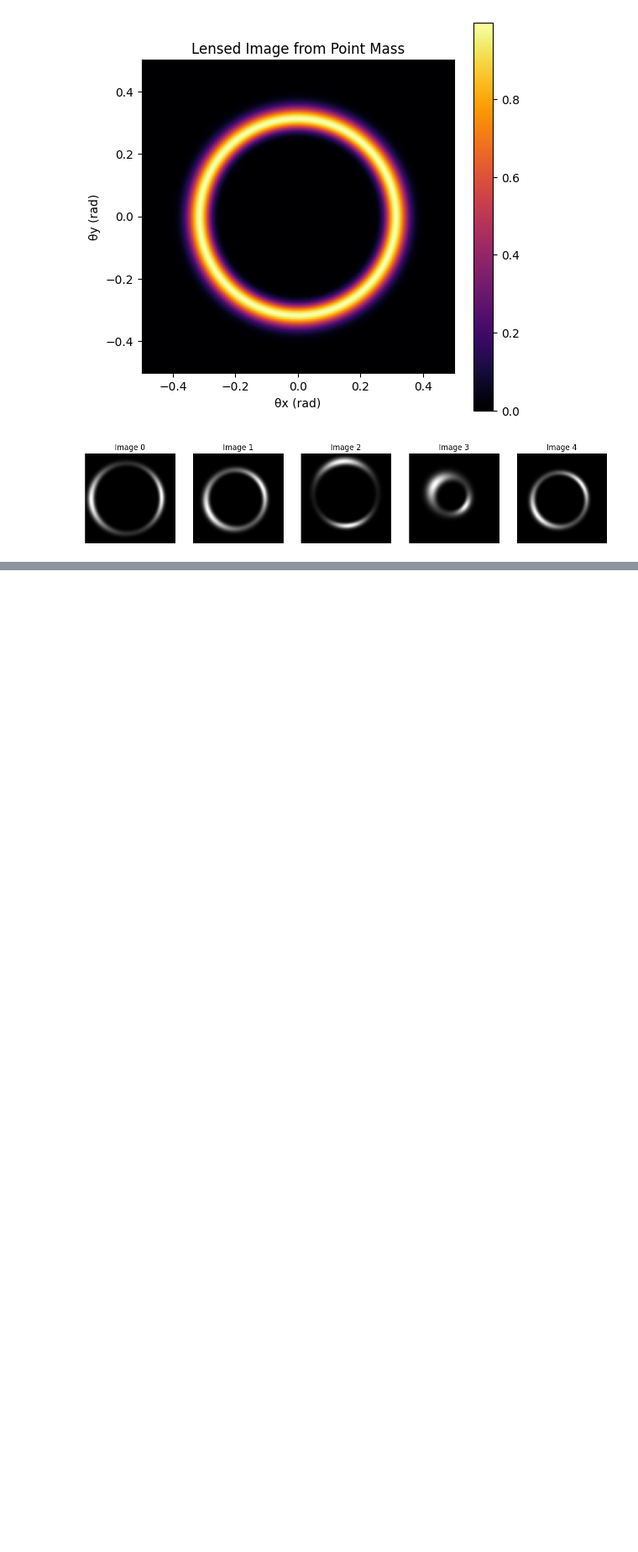
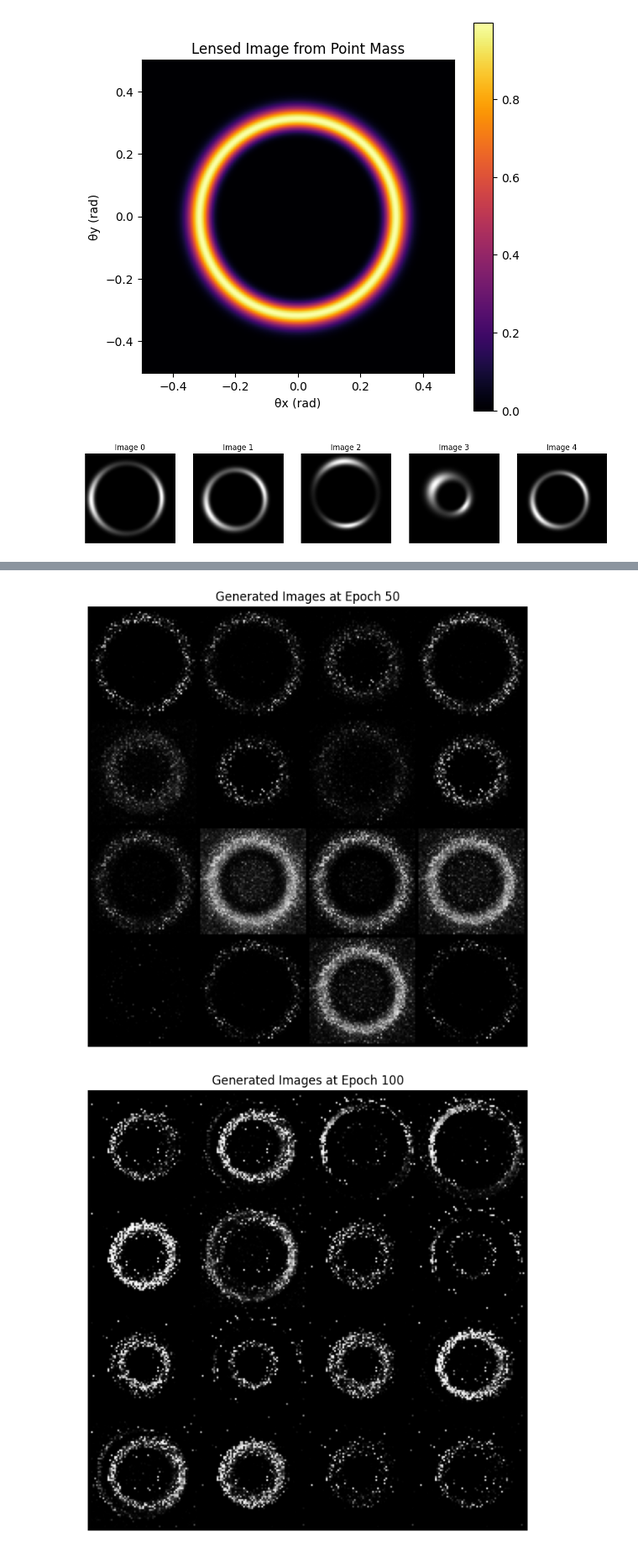
Before and after one commit to fariyanalam/Projects, a Jupyter notebook: Simulating_Gravitational_Lensing.ipynb, the cells around one changed output, grey strips where cells are left out. Shown at 84% size. Cells and saved outputs as stored; diff of their text form; code cells hidden in the pictures; blank space fills up the shorter version.

```diff
--- a/Simulating_Gravitational_Lensing.ipynb
+++ b/Simulating_Gravitational_Lensing.ipynb
@@ -118,0 +237,59 @@ plt.show()
+# %%
+n_epochs = 200
+
+for epoch in range(n_epochs):
+    for i, real_images in enumerate(dataloader):
+        real_images = real_images.to(device)
+        batch_size = real_images.size(0)
+
+        # Train Discriminator
+        optimizer_D.zero_grad()
+
+        # Real images
+        real_labels = torch.ones(batch_size, 1, device = device)
+        outputs_real = discriminator(real_images)
+        loss_D_real = adversarial_loss(outputs_real, real_labels)
+
+        # Fake images
+        z = torch.randn(batch_size, latent_dim, device = device)
+        fake_images = generator(z).detach()
+        fake_labels = torch.zeros(batch_size, 1, device = device)
+        outputs_fake = discriminator(fake_images)
+        loss_D_fake = adversarial_loss(outputs_fake, fake_labels)
+
+        loss_D = (loss_D_real + loss_D_fake) / 2
+        loss_D.backward()
+        optimizer_D.step()
+
+        # Train Generator
+        optimizer_G.zero_grad()
+
+        z = torch.randn(batch_size, latent_dim, device = device)
+        generated_images = generator(z)
+        gen_labels = torch.ones(batch_size, 1, device = device)
+        outputs_gen = discriminator(generated_images)
+        loss_G = adversarial_loss(outputs_gen, gen_labels)
+
+        loss_G.backward()
+        optimizer_G.step()
+
+        if (i + 1) % 100 == 0:
+            print(f"Epoch [{epoch + 1}/{n_epochs}], Step [{i + 1}/{len(dataloader)}], D Loss: {loss_D.item():.4f}, G Loss: {loss_G.item():.4f}")
+
+    if (epoch + 1) % 50 == 0:
+        with torch.no_grad():
+            z = torch.randn(16, latent_dim, device = device)
+            generated_images = generator(z).cpu()
+            # Add channel dimension if it's missing (for grayscale)
+            if generated_images.ndim == 3:
+                 generated_images = generated_images.unsqueeze(1)
+            grid = torchvision.utils.make_grid(generated_images, nrow = 4, normalize = True)
+            plt.figure(figsize = (8, 8))
+            # Permute and remove the channel dimension for imshow
+            plt.imshow(grid.permute(1, 2, 0).squeeze(-1), cmap = 'gray')
+            plt.axis('off')
+            plt.title(f'Generated Images at Epoch {epoch + 1}')
+            plt.show()
+# %% [output]
+[figure, added]
+[figure, added]
```
Also changed, not shown: parts of 6 cells of this notebook.
